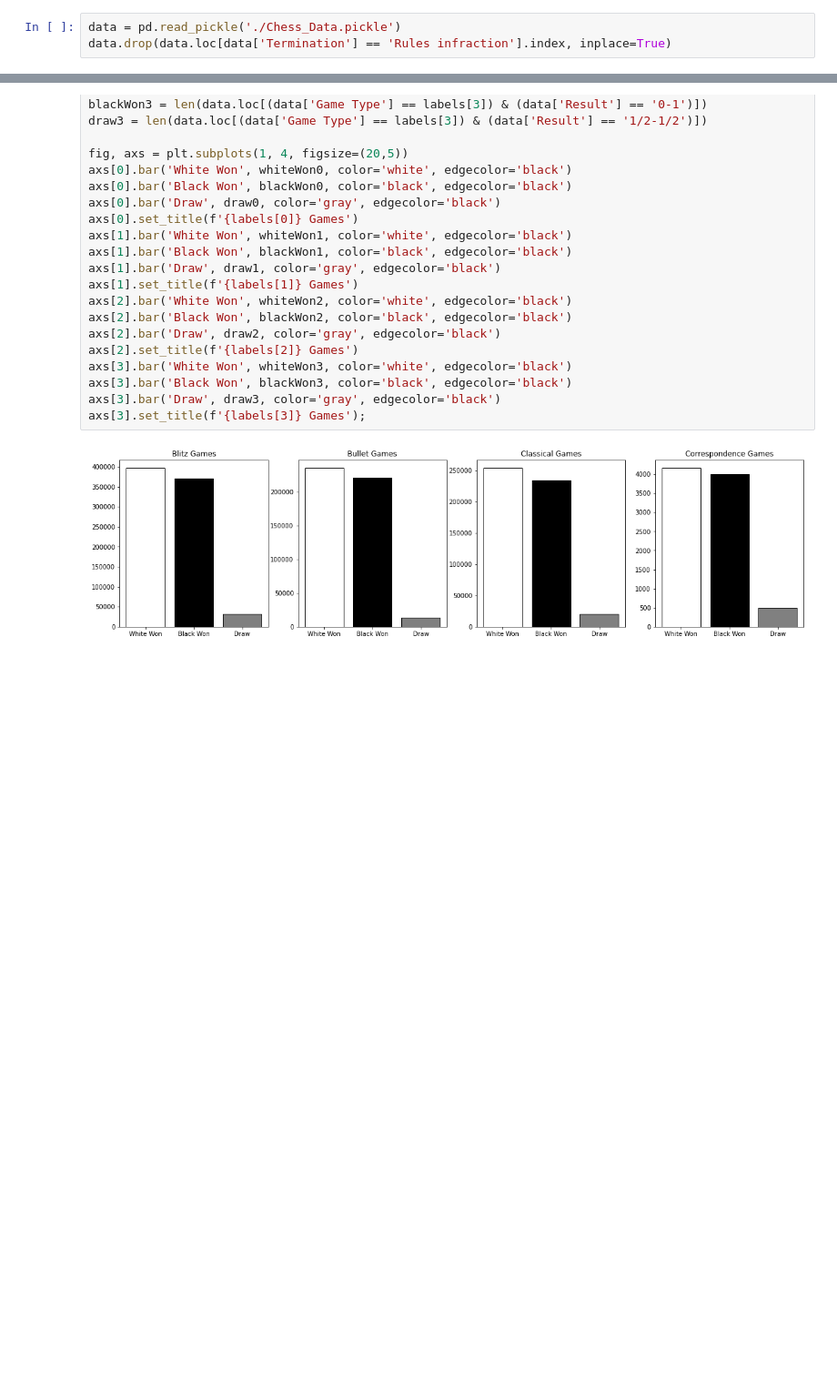
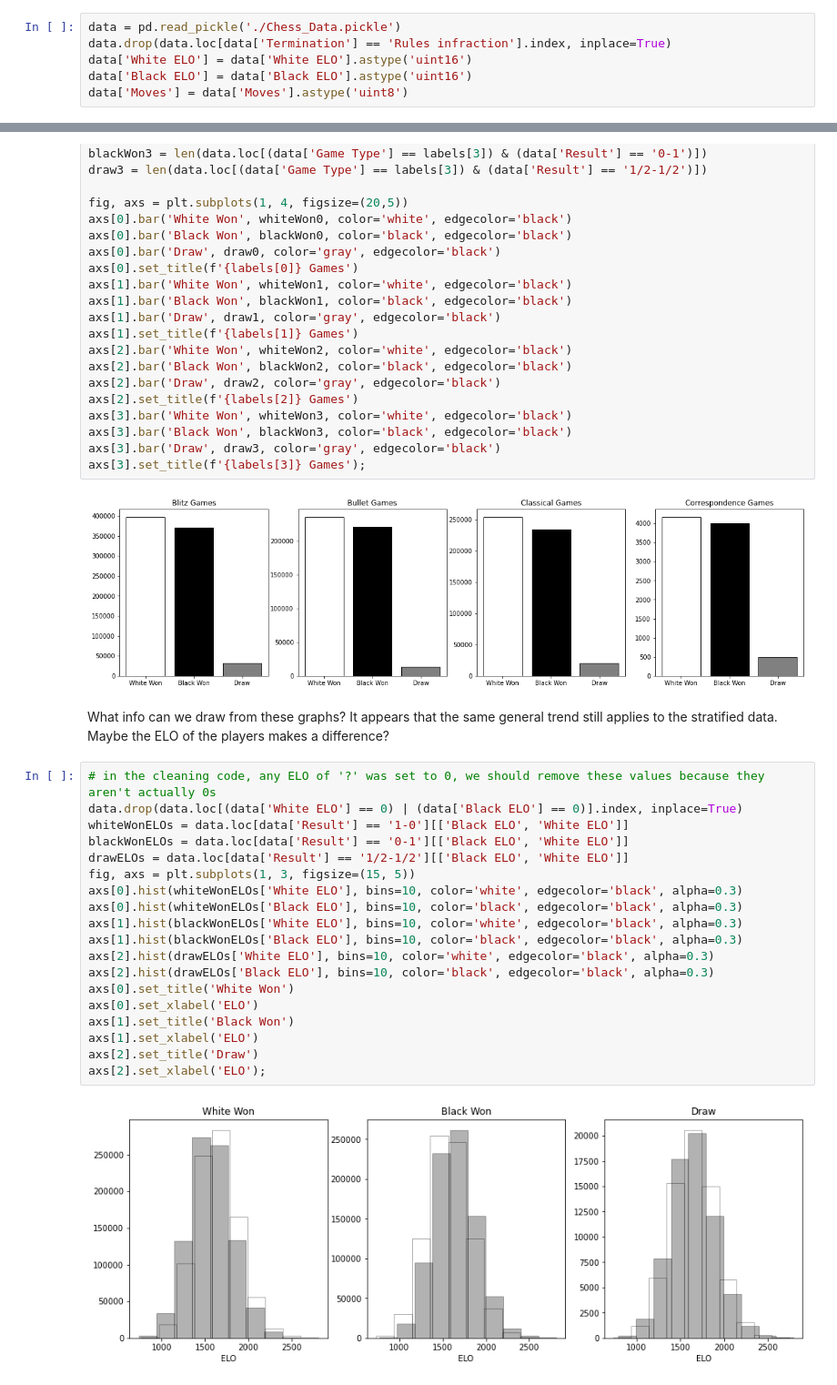
Before and after one commit to silas-wunder/Data-Wrangling-Final-Project, a Jupyter notebook: data_analysis.ipynb, the cells around one changed output, grey strips where cells are left out. Shown at 91% size. Saved outputs shown, nothing was run; the diff lists cells and outputs as text; blank space fills up the shorter version.

Commit message:
added ELO visualization

```diff
--- a/data_analysis.ipynb
+++ b/data_analysis.ipynb
@@ -9,6 +9,9 @@ Let's grab our cleaned data and put it in a pandas DataFrame. Let's remove the g
 # %%
 data = pd.read_pickle('./Chess_Data.pickle')
 data.drop(data.loc[data['Termination'] == 'Rules infraction'].index, inplace=True)
+data['White ELO'] = data['White ELO'].astype('uint16')
+data['Black ELO'] = data['Black ELO'].astype('uint16')
+data['Moves'] = data['Moves'].astype('uint8')
 # %% [markdown]
 Let's begin by visualizing how many games are won by white, how many games are won by black, and how many games are draws.
 # %%
@@ -54,3 +57,26 @@ axs[3].bar('Draw', draw3, color='gray', edgecolor='black')
 axs[3].set_title(f'{labels[3]} Games');
 # %% [output]
 [figure]
+# %% [markdown]
+What info can we draw from these graphs? It appears that the same general trend still applies to the stratified data. Maybe the ELO of the players makes a difference?
+# %%
+# in the cleaning code, any ELO of '?' was set to 0, we should remove these values because they aren't actually 0s
+data.drop(data.loc[(data['White ELO'] == 0) | (data['Black ELO'] == 0)].index, inplace=True)
+whiteWonELOs = data.loc[data['Result'] == '1-0'][['Black ELO', 'White ELO']]
+blackWonELOs = data.loc[data['Result'] == '0-1'][['Black ELO', 'White ELO']]
+drawELOs = data.loc[data['Result'] == '1/2-1/2'][['Black ELO', 'White ELO']]
+fig, axs = plt.subplots(1, 3, figsize=(15, 5))
+axs[0].hist(whiteWonELOs['White ELO'], bins=10, color='white', edgecolor='black', alpha=0.3)
+axs[0].hist(whiteWonELOs['Black ELO'], bins=10, color='black', edgecolor='black', alpha=0.3)
+axs[1].hist(blackWonELOs['White ELO'], bins=10, color='white', edgecolor='black', alpha=0.3)
+axs[1].hist(blackWonELOs['Black ELO'], bins=10, color='black', edgecolor='black', alpha=0.3)
+axs[2].hist(drawELOs['White ELO'], bins=10, color='white', edgecolor='black', alpha=0.3)
+axs[2].hist(drawELOs['Black ELO'], bins=10, color='black', edgecolor='black', alpha=0.3)
+axs[0].set_title('White Won')
+axs[0].set_xlabel('ELO')
+axs[1].set_title('Black Won')
+axs[1].set_xlabel('ELO')
+axs[2].set_title('Draw')
+axs[2].set_xlabel('ELO');
+# %% [output]
+[figure, added]
```
